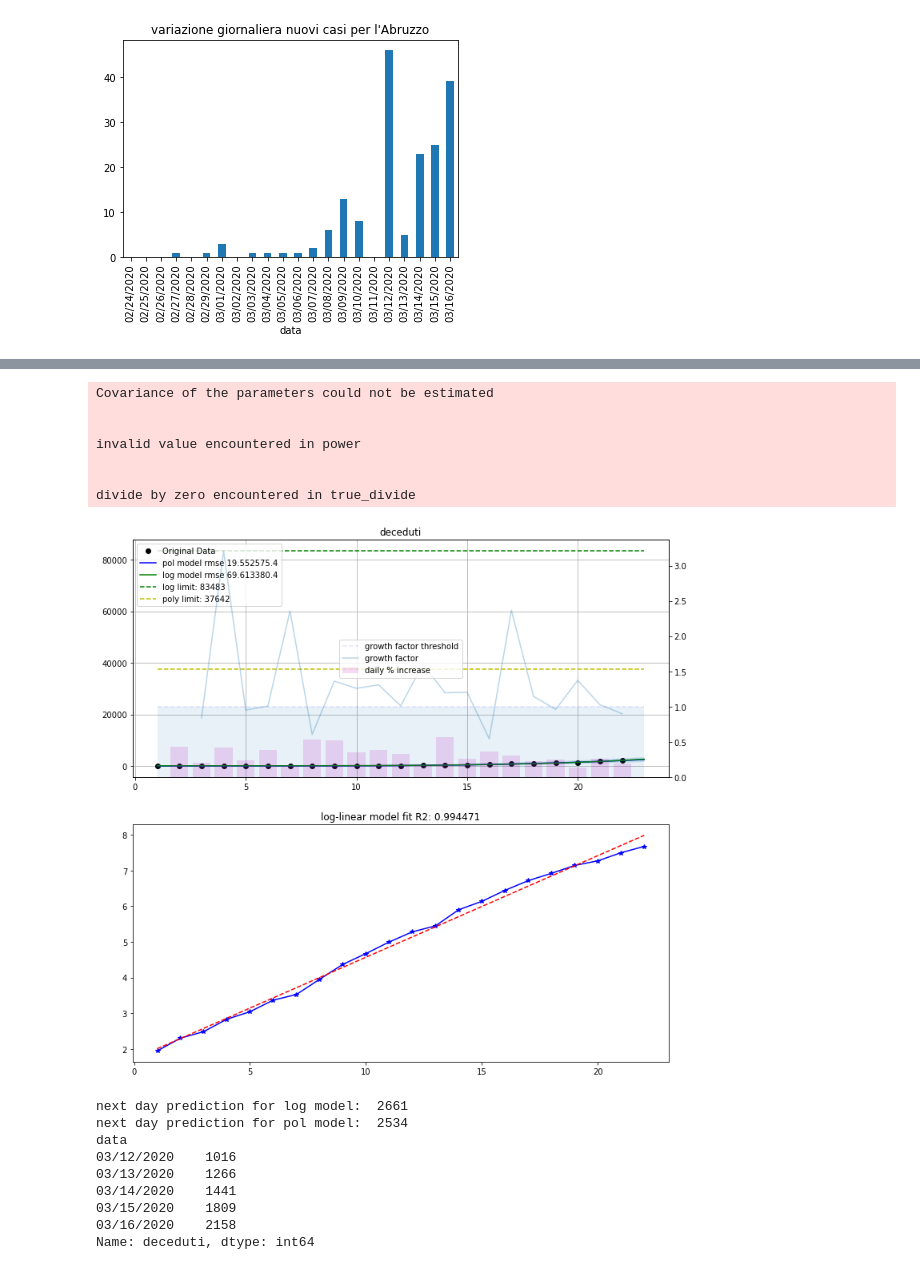
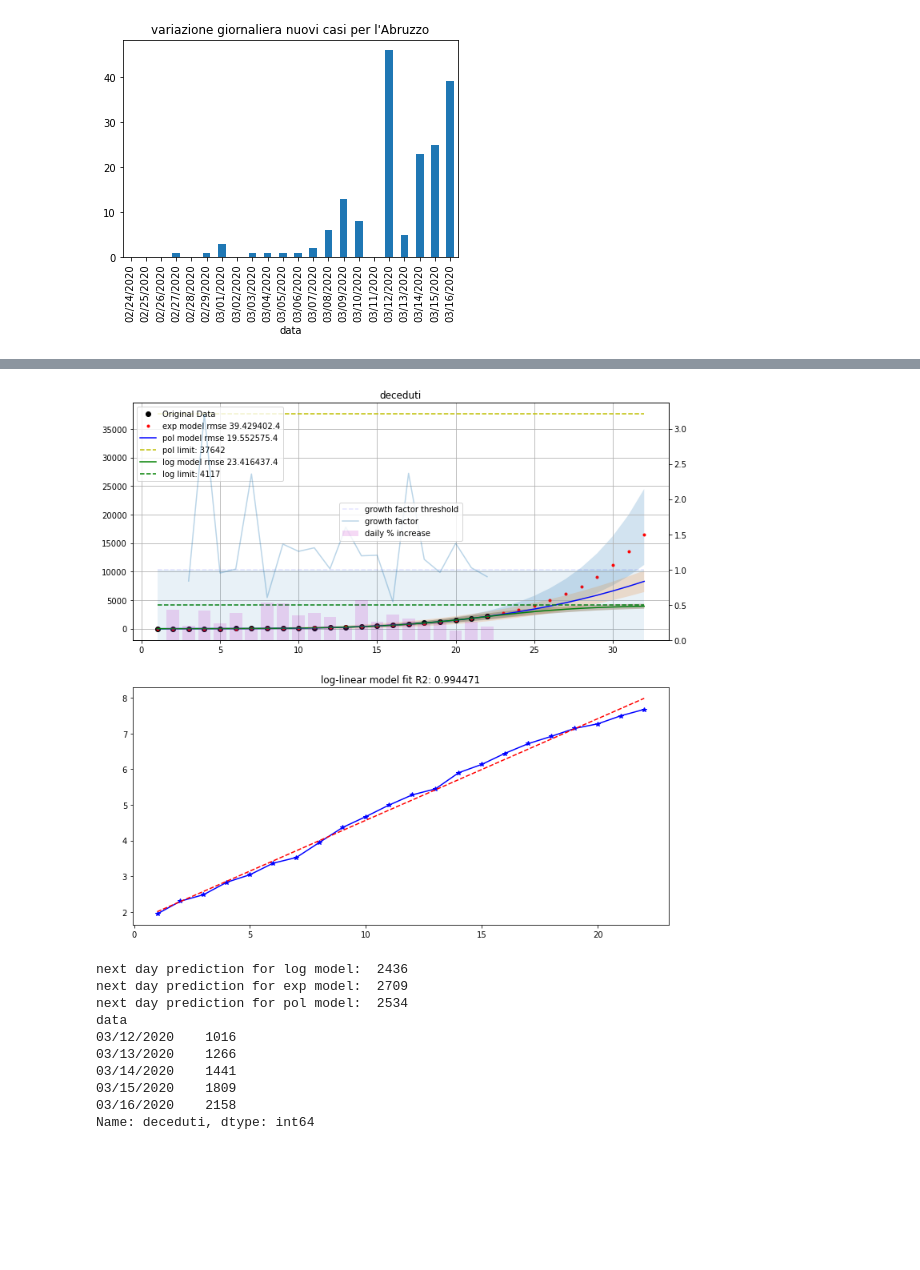
Before and after one commit to mspadaccino/COVID-19, a Jupyter notebook: notebooks/COVID_daily_report_Italy_World.ipynb, the cells around one changed output, grey strips where cells are left out. Drawn from its saved outputs; the diff is of its cells as text; code cells hidden in the pictures; blank space fills up the shorter version.

```diff
--- a/notebooks/COVID_daily_report_Italy_World.ipynb
+++ b/notebooks/COVID_daily_report_Italy_World.ipynb
@@ -129,21 +180,15 @@ Text(0.5, 1.0, "variazione giornaliera nuovi casi per l'Abruzzo")
 # %%
-tools.plot_model(df_naz.replace(0,0.01), 'deceduti', backward_fit=0, forward_look=1, showlimit=True)
+tools.plot_model(df_naz, 'deceduti', backward_fit=0, forward_look=10, plotlimit=True, show_pol=True)
 # %% [output]
+[figure, new version]
-Covariance of the parameters could not be estimated
-
-
-invalid value encountered in power
-
-
-divide by zero encountered in true_divide
+next day prediction for log model:  2436
+next day prediction for exp model:  2709
+next day prediction for pol model:  2534
+data
+03/12/2020    1016
+03/13/2020    1266
+03/14/2020    1441
+03/15/2020    1809
+03/16/2020    2158
+Name: deceduti, dtype: int64
-[figure, old version]
-next day prediction for log model:  2661
-next day prediction for pol model:  2534
-data
-03/12/2020    1016
-03/13/2020    1266
-03/14/2020    1441
-03/15/2020    1809
-03/16/2020    2158
-Name: deceduti, dtype: int64
 # %%
```
Also changed, not shown: parts of 6 cells of this notebook, 2 other files.
